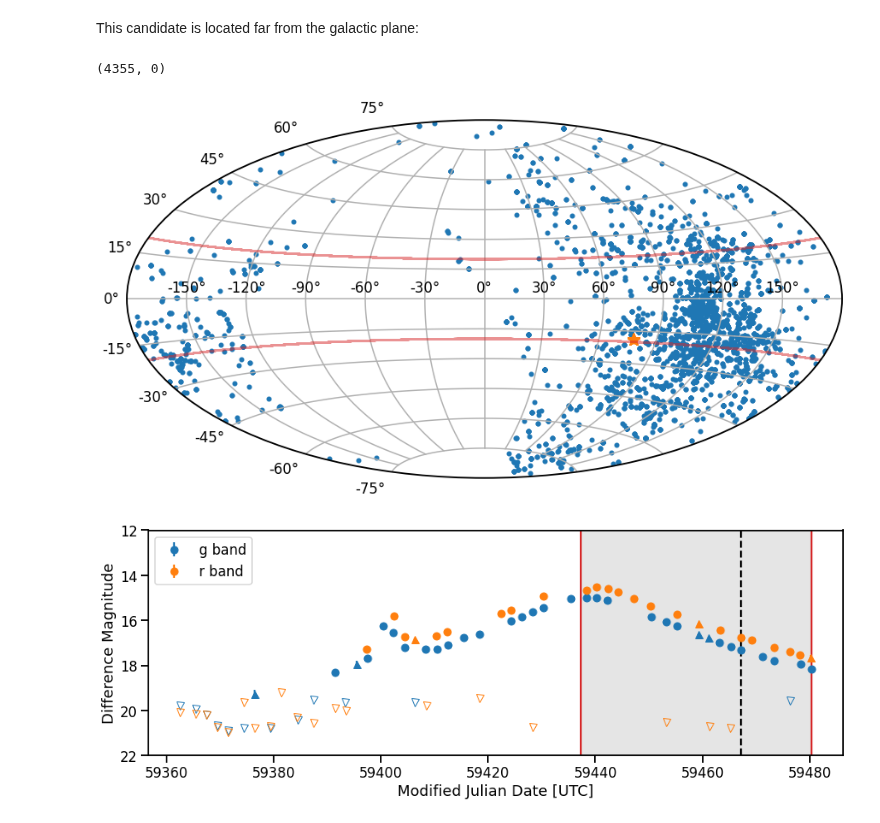
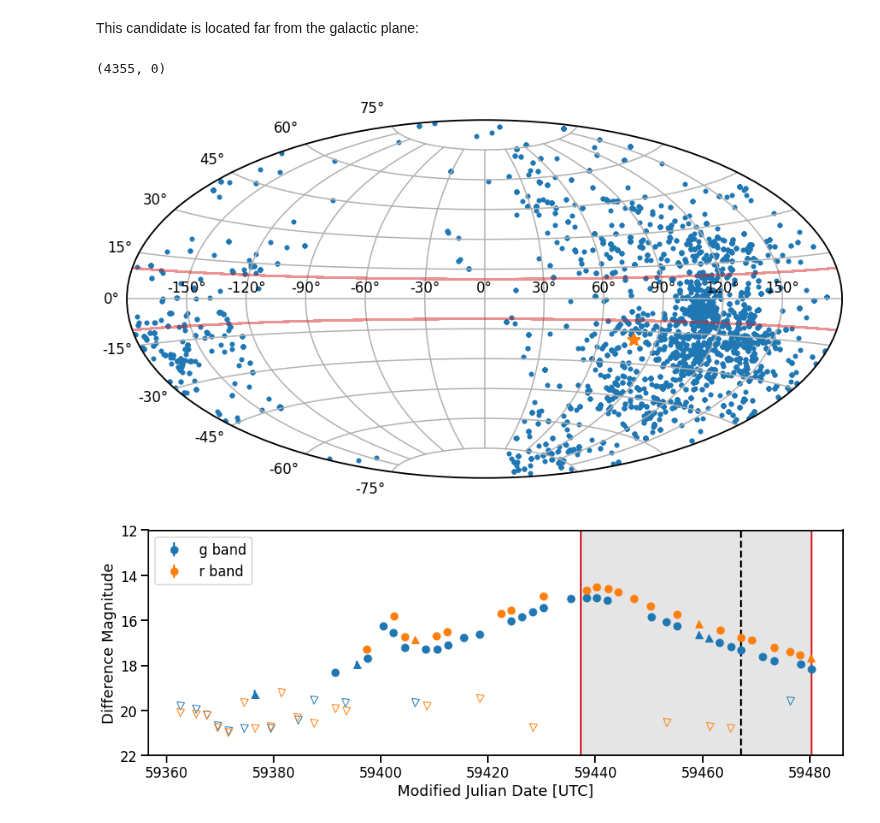
Before and after one commit to astrolabsoftware/fink-tutorials, a Jupyter notebook: galactic/ZTF18abktckv.ipynb, the cells around one changed output. Cells and saved outputs as stored; diff of their text form; code cells hidden in the pictures.

```diff
--- a/galactic/ZTF18abktckv.ipynb
+++ b/galactic/ZTF18abktckv.ipynb
@@ -131,37 +131,37 @@ gal = SkyCoord(pdf_mulens['i:ra'], pdf_mulens['i:dec'], unit='deg').galactic
 fig = plt.figure(figsize=(15, 10))
 
 ax = plt.subplot(projection='aitoff')
 
-mask_gal = np.abs(gal.b.deg)== 20
+mask_gal = np.abs(gal.b.deg)== 10
 # We should better represent the galactic plane rather than just put 20 degree limitation (Petro)
 
 plt.scatter(gal.l.wrap_at('180d').radian[~mask_gal], gal.b.radian[~mask_gal], color='C0', alpha=1, marker='.')
 # Changed marker because why do we need different markers? (Petro)
 plt.scatter(gal.l.wrap_at('180d').radian[mask_gal], gal.b.radian[mask_gal], color='C3', alpha=1, marker='.')
 
 # Add ztf...
 gal_single = SkyCoord(pdf_mulens_single['i:ra'], pdf_mulens_single['i:dec'], unit='deg').galactic
 plt.scatter(
     gal_single.l.wrap_at('180d').radian,
     gal_single.b.radian, color='C1', alpha=1, marker='*', s=200)
 
 # gal_center = SkyCoord('17h45.6m', '−28.94deg').galactic
 # plt.scatter(
 #     gal_center.l.wrap_at('180d').radian,
 #     gal_center.b.radian, color='C1', alpha=1, marker='*', s=200)
 
 x = np.arange(-180, 180, 0.1)
-plt.plot(x, [20*np.pi/180]*len(x), color='C3', alpha=0.5)
-plt.plot(x, [-20*np.pi/180]*len(x), color='C3', alpha=0.5)
+plt.plot(x, [10*np.pi/180]*len(x), color='C3', alpha=0.5)
+plt.plot(x, [-10*np.pi/180]*len(x), color='C3', alpha=0.5)
 
 plt.grid();
 # (Petro)
 blue_num = gal.l.wrap_at('180d').radian[~mask_gal].size # Number of blue dots
 red_num = gal.l.wrap_at('180d').radian[mask_gal].size # Number of red dots
 blue_num, red_num
 # %% [output]
 (4355, 0)
-[figure, old version]
+[figure, new version]
 # %%
 pdf_mulens_single = pdf_mulens_single.sort_values('i:jd')
 mjd = pdf_mulens_single['i:jd'].apply(lambda x: x - 2400000.5)
```
Also changed, not shown: parts of 21 cells of this notebook, 3 other files.
